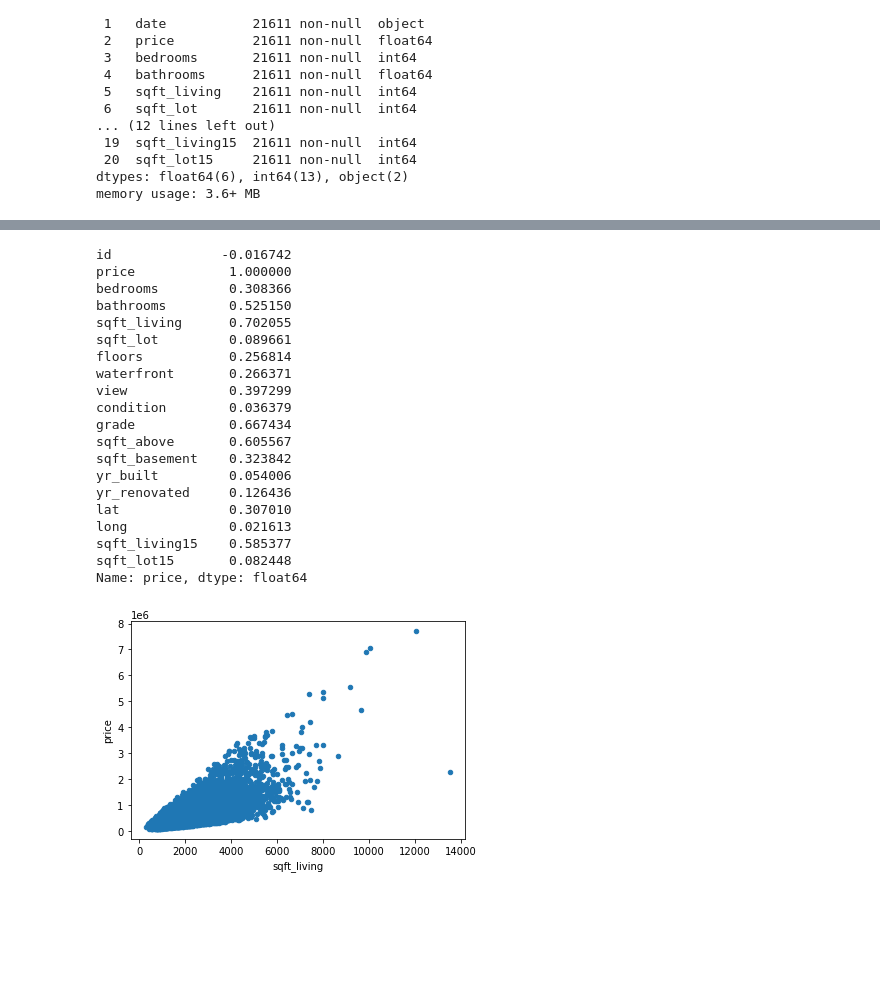
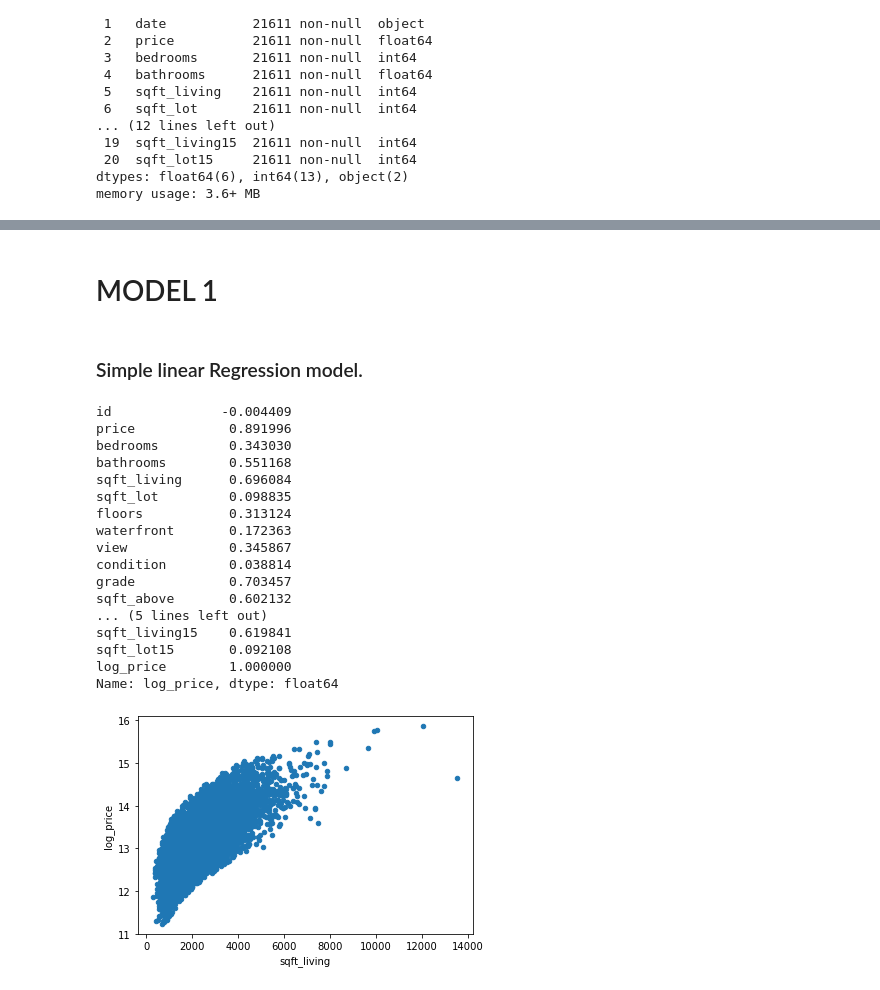
Before and after one commit to JamleckMathenge/PHASE2-HOUSING-PROJECT, a Jupyter notebook: Student.ipynb, the cells around one changed output, grey strips where cells are left out. Drawn from its saved outputs; the diff is of its cells as text; code cells hidden in the pictures; blank space fills up the shorter version.

```diff
--- a/Student.ipynb
+++ b/Student.ipynb
@@ -200,0 +208,20 @@ memory usage: 3.6+ MB
+# %%
+Q1 = np.percentile(df['price'], 25,
+                   interpolation = 'midpoint')
+
+Q3 = np.percentile(df['price'], 75,
+                   interpolation = 'midpoint')
+IQR = Q3 - Q1
+
+print("Old Shape: ", df.shape)
+
+# Upper bound
+upper = np.where(df['price'] >= (Q3+1.5*IQR))
+# Lower bound
+lower = np.where(df['price'] <= (Q1-1.5*IQR))
+
+''' Removing the Outliers '''
+df.drop(upper[0], inplace = True)
+df.drop(lower[0], inplace = True)
+
+print("New Shape: ", df.shape)
@@ -200,0 +231,2 @@ memory usage: 3.6+ MB
+# %%
+df['log_price'] = np.log(df['price'])
@@ -212,28 +268,29 @@ ShapiroResult(statistic=0.7120094299316406, pvalue=0.0)
+# %% [markdown]
+# MODEL 1
+# %% [markdown]
+### Simple linear Regression model.
 # %%
-df.corr()["price"]
+df.corr()["log_price"]
 # %% [output]
-id              -0.016742
-price            1.000000
-bedrooms         0.308366
-bathrooms        0.525150
-sqft_living      0.702055
-sqft_lot         0.089661
-floors           0.256814
-waterfront       0.266371
-view             0.397299
-condition        0.036379
-grade            0.667434
-sqft_above       0.605567
-sqft_basement    0.323842
-yr_built         0.054006
-yr_renovated     0.126436
-lat              0.307010
-long             0.021613
-sqft_living15    0.585377
-sqft_lot15       0.082448
-Name: price, dtype: float64
+id              -0.004409
+price            0.891996
+bedrooms         0.343030
+bathrooms        0.551168
+sqft_living      0.696084
+sqft_lot         0.098835
+floors           0.313124
+waterfront       0.172363
+view             0.345867
+condition        0.038814
+grade            0.703457
+sqft_above       0.602132
+... (5 lines left out)
+sqft_living15    0.619841
+sqft_lot15       0.092108
+log_price        1.000000
+Name: log_price, dtype: float64
 # %%
-df.plot.scatter(x="sqft_living", y="price");
+df.plot.scatter(x="sqft_living", y="log_price");
 # %% [output]
-[figure, old version]
+[figure, new version]
 # %%
```
Also changed, not shown: parts of 57 cells of this notebook.
